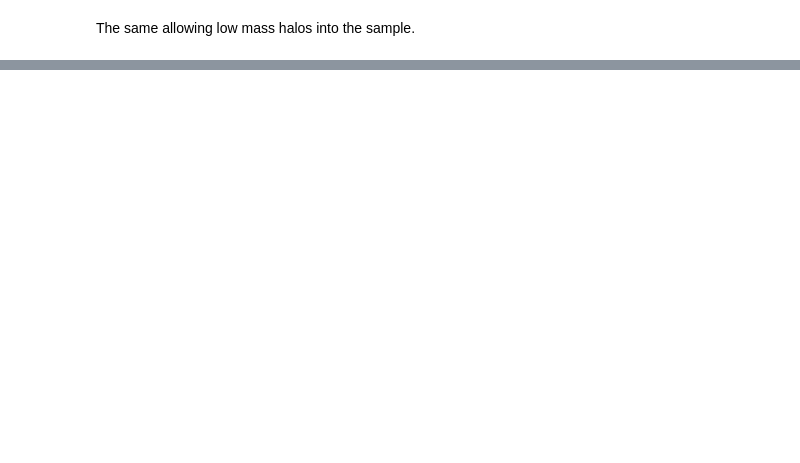
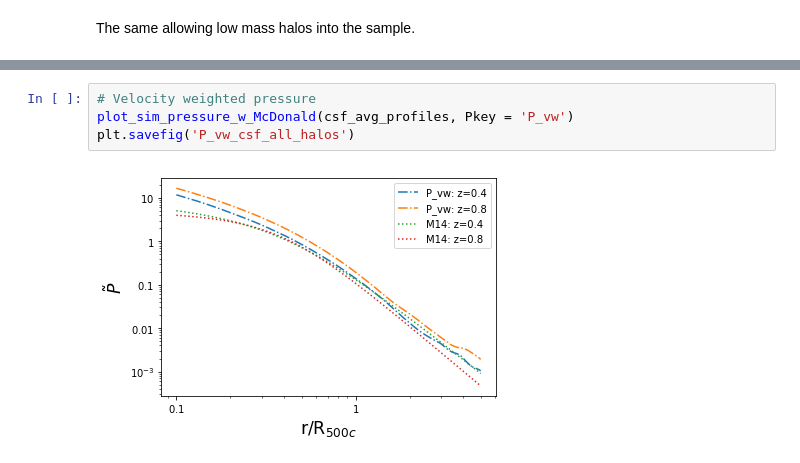
Before and after one commit to cavestruz/SZmaps, a Jupyter notebook: notebooks/ClusterProfiles.ipynb, the cells around one changed output, grey strips where cells are left out. Cells and saved outputs as stored; diff of their text form; blank space fills up the shorter version.

```diff
--- a/notebooks/ClusterProfiles.ipynb
+++ b/notebooks/ClusterProfiles.ipynb
@@ -282,0 +195,6 @@ plot_sim_pressure_w_McDonald(nr_avg_profiles, Pkey = 'Bulk_P_mw')
+# %%
+# Velocity weighted pressure
+plot_sim_pressure_w_McDonald(csf_avg_profiles, Pkey = 'P_vw')
+plt.savefig('P_vw_csf_all_halos')
+# %% [output]
+[figure, added]
```
Also changed, not shown: parts of 23 cells of this notebook, 4 other files.
